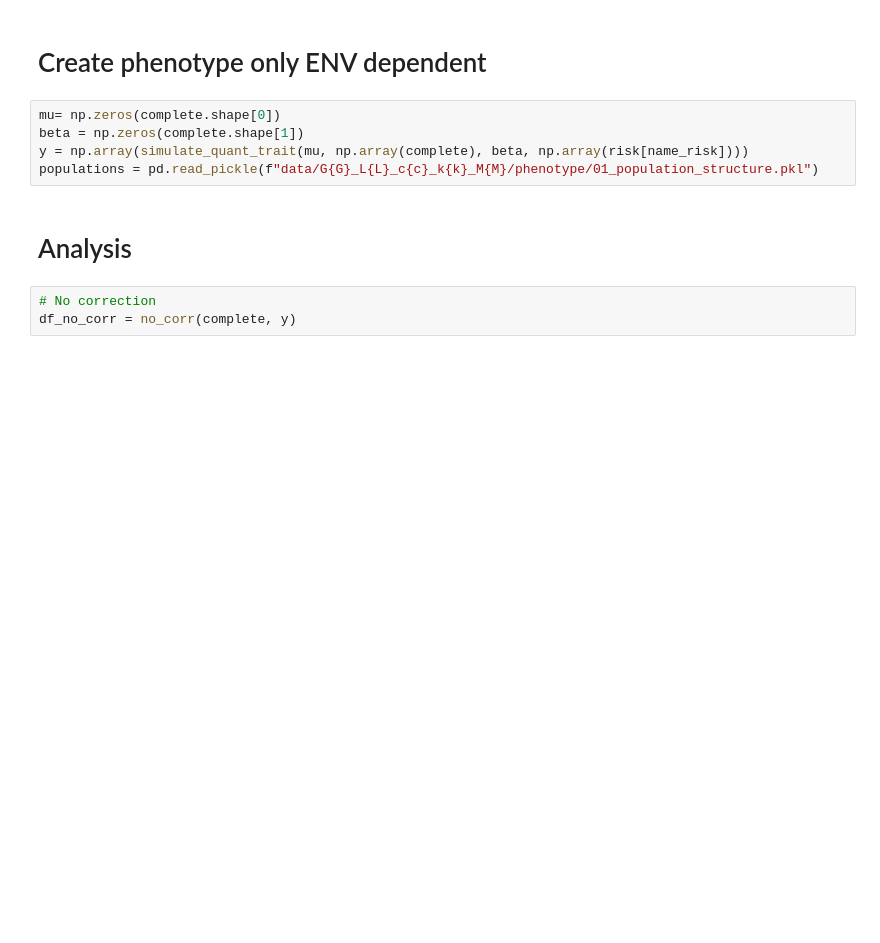
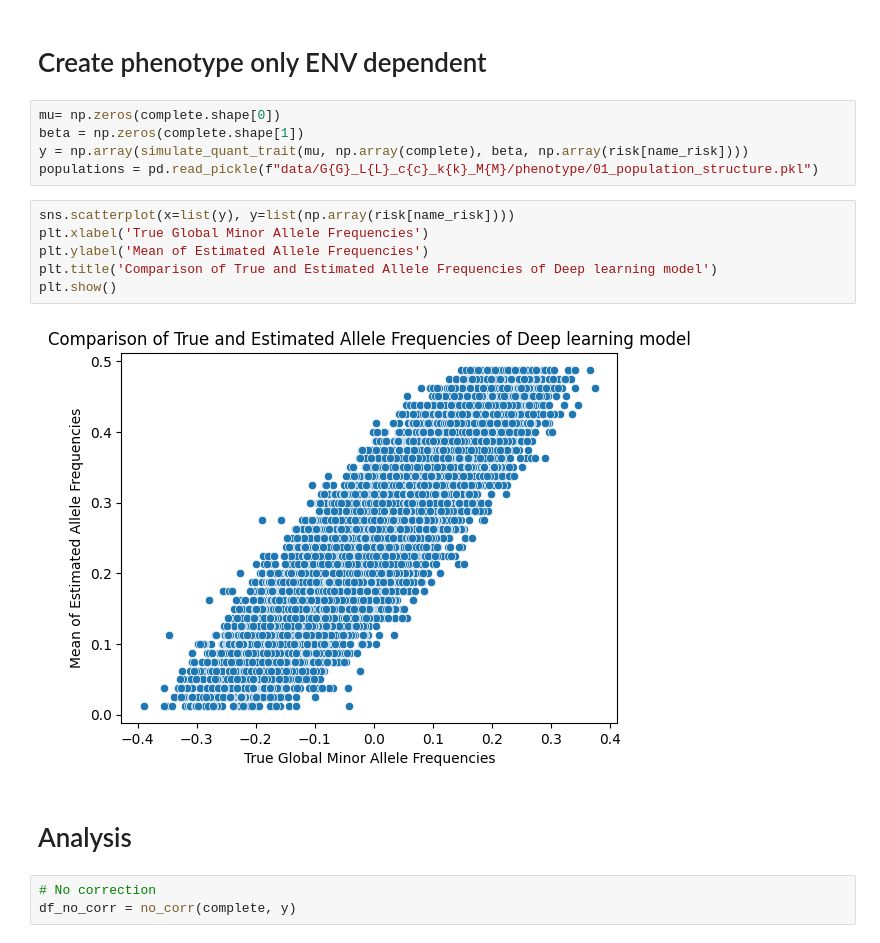
Before and after one commit to mat2m10/abyss_simulation, a Jupyter notebook: 09 Analysis only environment.ipynb, the cells around one changed output. Cells and saved outputs as stored; diff of their text form; blank space fills up the shorter version.

```diff
--- a/09 Analysis only environment.ipynb
+++ b/09 Analysis only environment.ipynb
@@ -93,6 +98,14 @@ mu= np.zeros(complete.shape[0])
 beta = np.zeros(complete.shape[1])
 y = np.array(simulate_quant_trait(mu, np.array(complete), beta, np.array(risk[name_risk])))
 populations = pd.read_pickle(f"data/G{G}_L{L}_c{c}_k{k}_M{M}/phenotype/01_population_structure.pkl")
+# %%
+sns.scatterplot(x=list(y), y=list(np.array(risk[name_risk])))
+plt.xlabel('True Global Minor Allele Frequencies')
+plt.ylabel('Mean of Estimated Allele Frequencies')
+plt.title('Comparison of True and Estimated Allele Frequencies of Deep learning model')
+plt.show()
+# %% [output]
+[figure, added]
 # %% [markdown]
 # Analysis
 # %%
```
Also changed, not shown: parts of 16 cells of this notebook, 2 other files.
